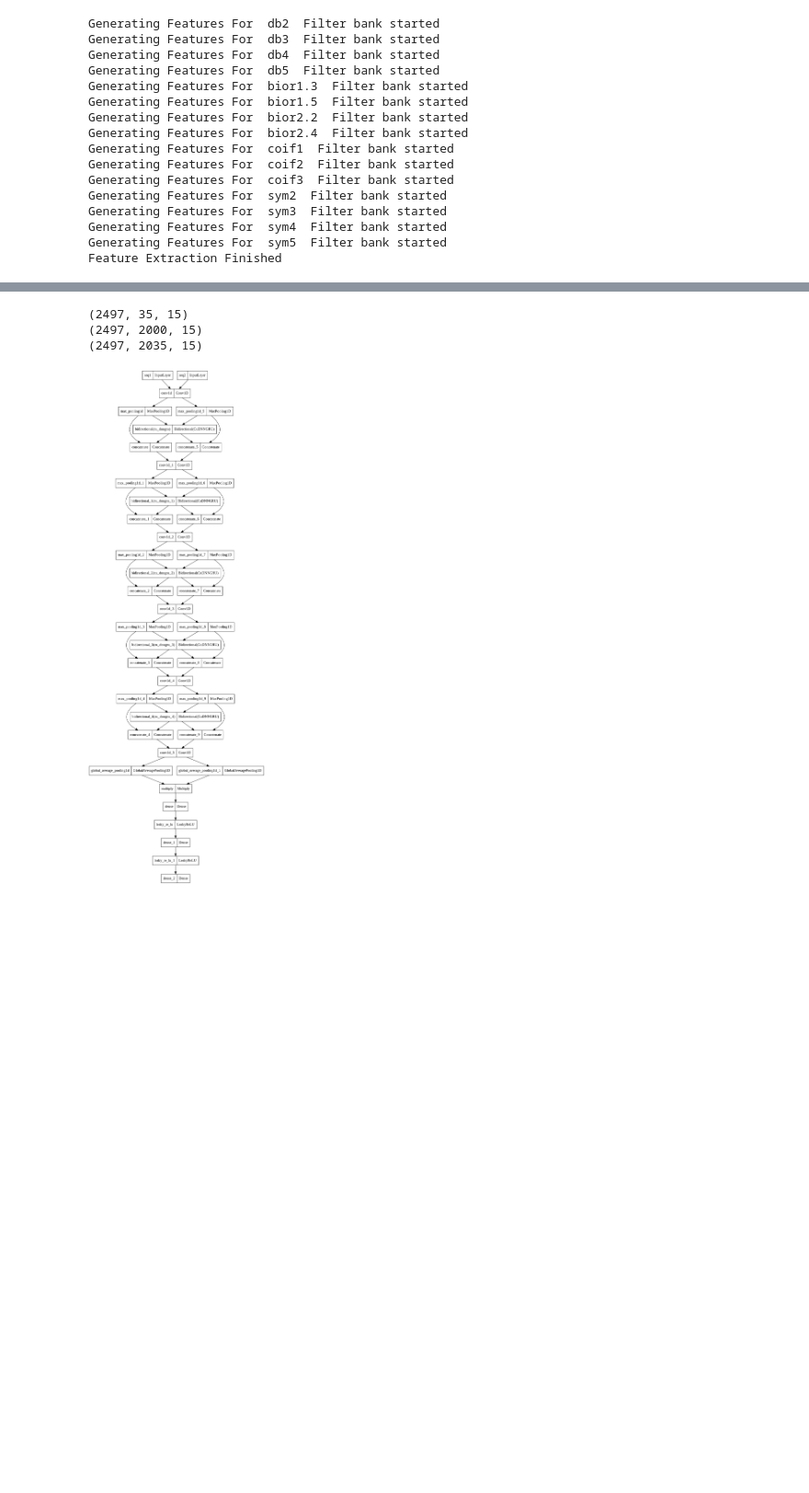
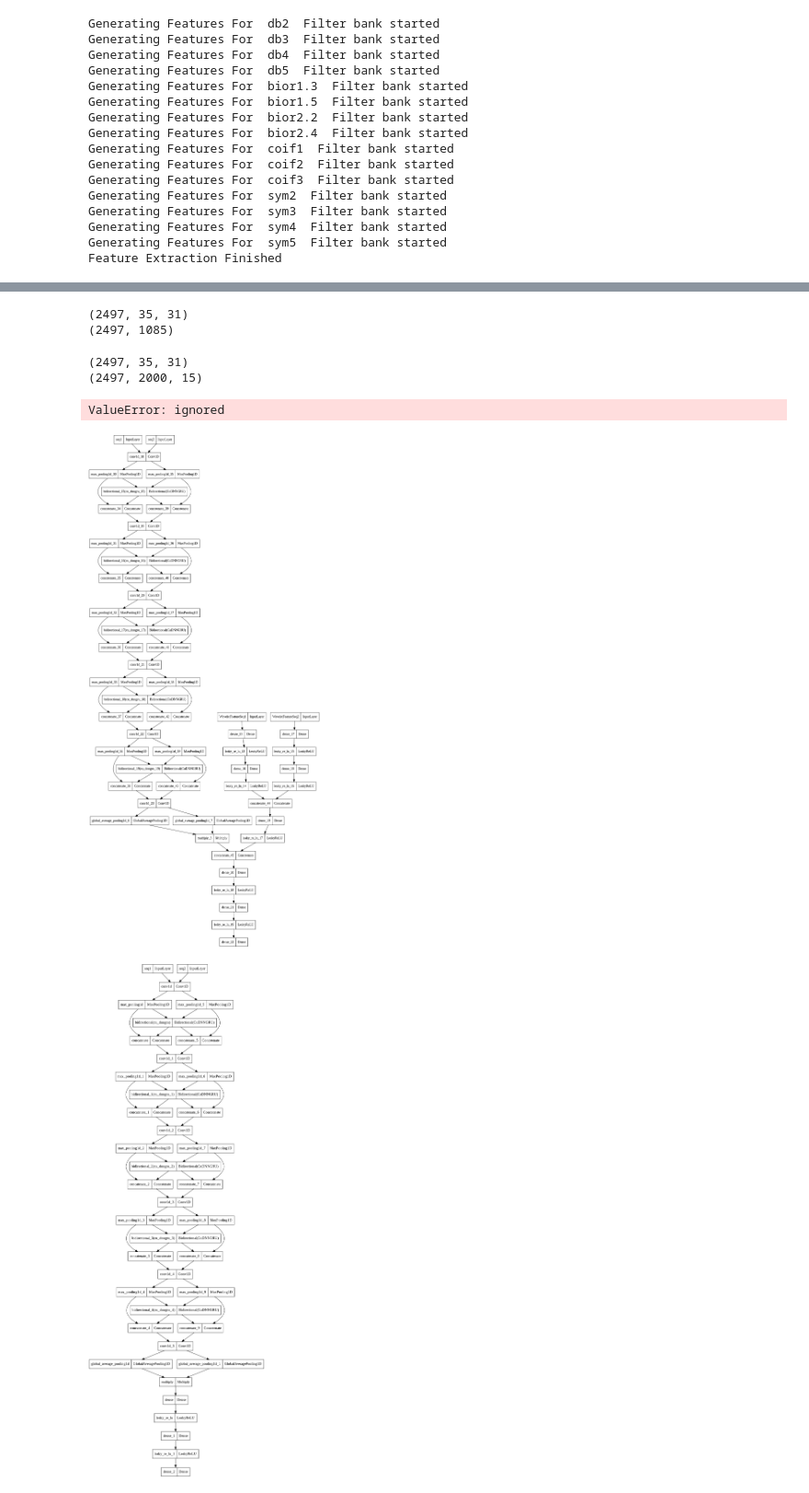
Before and after one commit to ahmadreza000/ppiPred-seqppi_Wavelet, a Jupyter notebook: seq-ppi-yeast.ipynb, the cells around one changed output, grey strips where cells are left out. Shown: that part at 92% size. Cells and saved outputs as stored; diff of their text form; code cells hidden in the pictures; blank space fills up the shorter version.

```diff
--- a/seq-ppi-yeast.ipynb
+++ b/seq-ppi-yeast.ipynb
@@ -52,8 +52,8 @@ sid = 0
 seq_size = 2000
 emb_files = ['/content/drive/MyDrive/Colab Notebooks/seq_ppi-master/embeddings/physio.txt', '/content/drive/MyDrive/Colab Notebooks/seq_ppi-master/embeddings/string_vec5.txt', '/content/drive/MyDrive/Colab Notebooks/seq_ppi-master/embeddings/CTCoding_onehot.txt', '/content/drive/MyDrive/Colab Notebooks/seq_ppi-master/embeddings/vec7_CTC.txt']
 use_emb = 3
-hidden_dim = 25
-n_epochs=50
+hidden_dim = 50
+n_epochs=100
 # %%
 # ds_file, label_index, rst_file, use_emb, hidden_dim
 ds_file = '/content/drive/MyDrive/Colab Notebooks/seq_ppi-master/yeast/preprocessed/protein.actions.tsv'
@@ -311,13 +433,23 @@ Feature Extraction Finished
+# %%
+#last layer
+print(T_W.shape)
+print(seq_tensor.shape)
+waveletFeatureLastLayer = T_W.reshape(2497,35*31)
+print(waveletFeatureLastLayer.shape)
+#dim=15
+# %% [output]
+(2497, 35, 31)
+(2497, 1085)
 # %%
 print(T_W.shape)
 print(seq_tensor.shape)
 new = np.concatenate((seq_tensor, T_W), axis=1)
 print(new.shape)
-dim=15
+#dim=15
 # %% [output]
-(2497, 35, 15)
+(2497, 35, 31)
 (2497, 2000, 15)
-(2497, 2035, 15)
+ValueError: ignored
 # %%
 def build_model():
     seq_input1 = Input(shape=(2035, dim), name='seq1')
@@ -412,6 +605,12 @@ def build_model_org():
     main_output = Dense(2, activation='softmax')(x)
     merge_model = Model(inputs=[seq_input1, seq_input2], outputs=[main_output])
     return merge_model
+# %%
+import graphviz
+from keras.utils import plot_model
+plot_model(build_model_lastLayer())
+# %% [output]
+[figure, added]
 # %%
 import graphviz
 from keras.utils import plot_model
```
Also changed, not shown: parts of 12 cells of this notebook.
